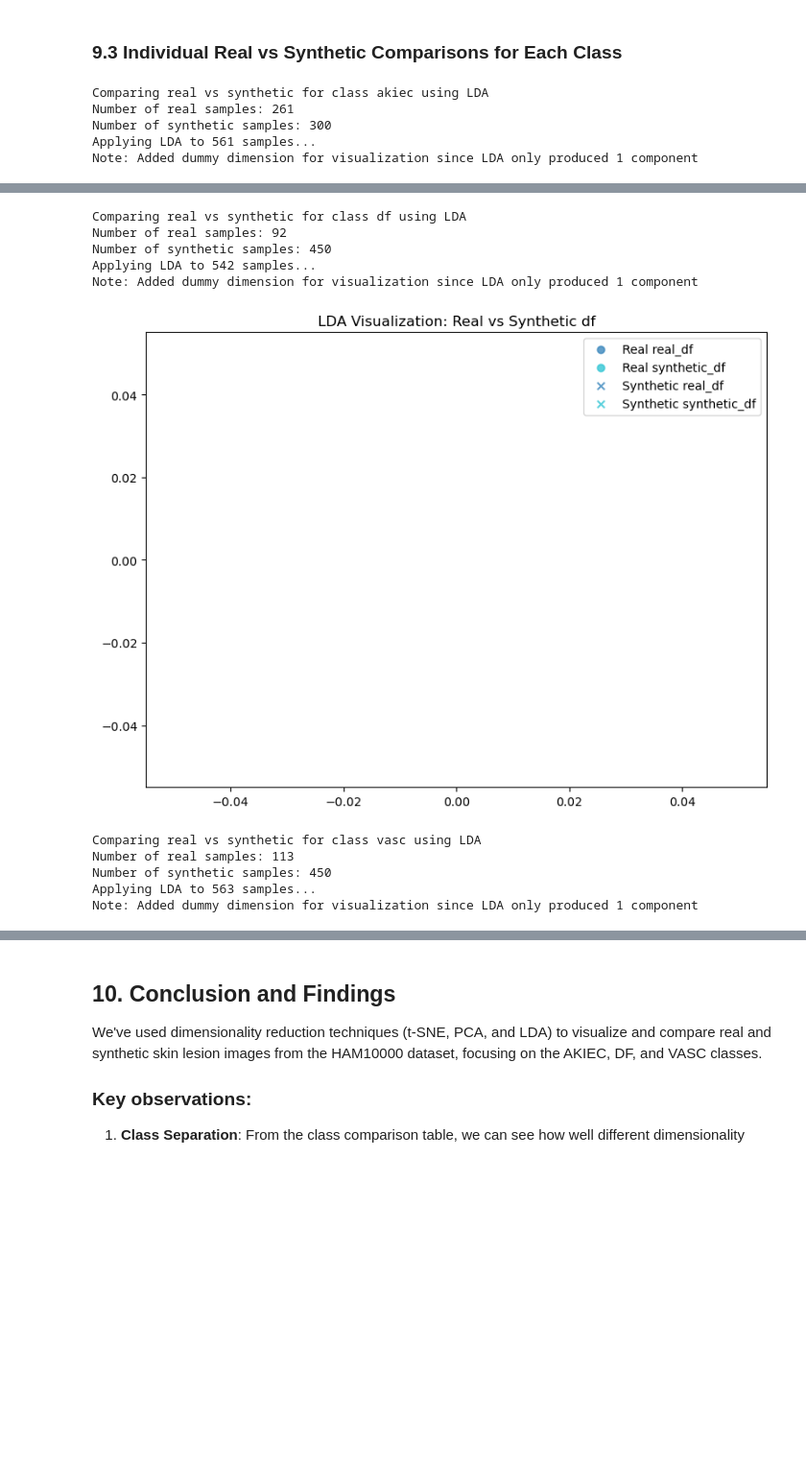
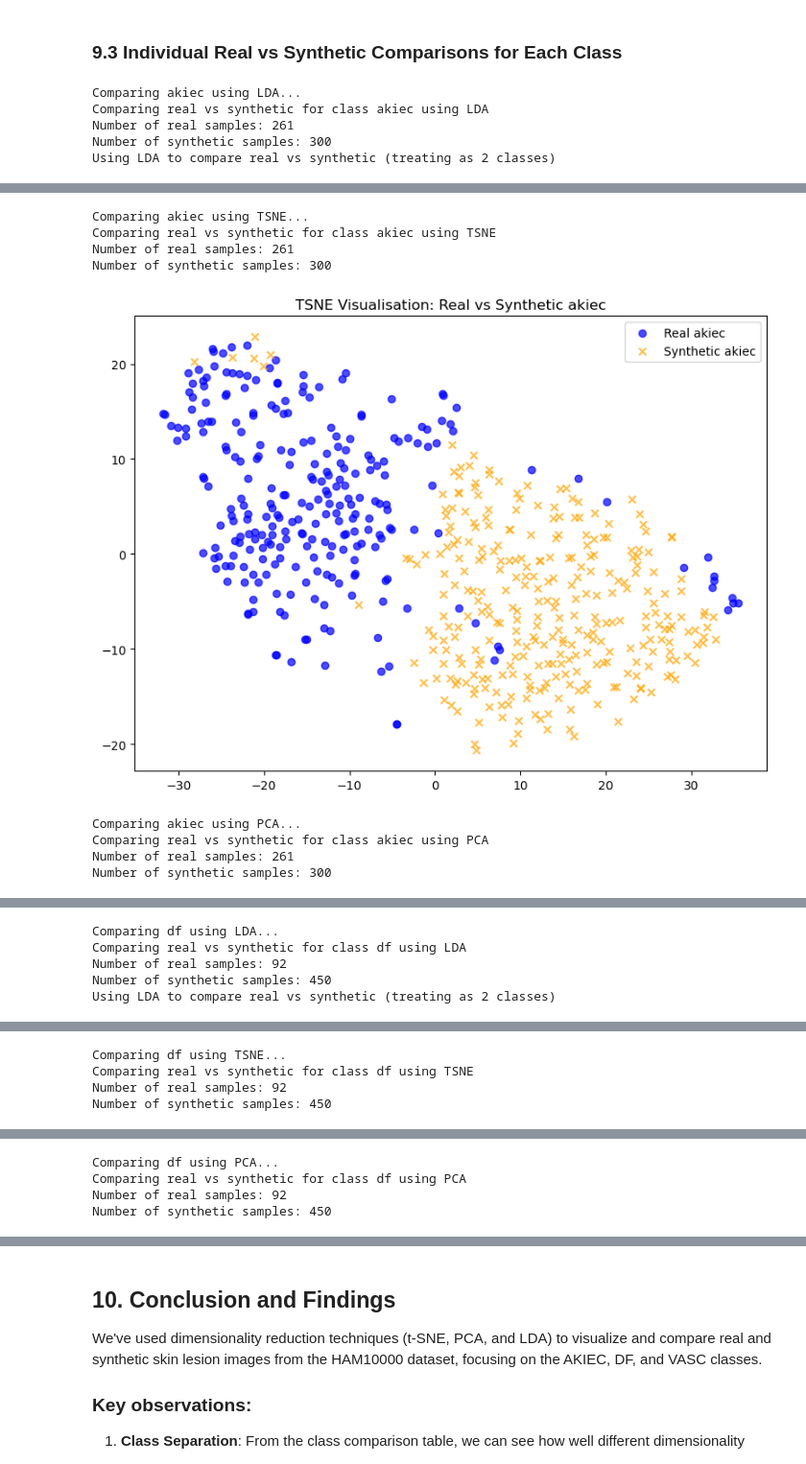
Before and after one commit to jayp97/mlp-cw4, a Jupyter notebook: notebooks/dimensionality_reduction.ipynb, the cells around one changed output, grey strips where cells are left out. Shown at 96% size. Saved outputs shown, nothing was run; the diff lists cells and outputs as text; code cells hidden in the pictures; blank space fills up the shorter version.

```diff
--- a/notebooks/dimensionality_reduction.ipynb
+++ b/notebooks/dimensionality_reduction.ipynb
@@ -907,7 +948,7 @@ def create_real_synthetic_comparison_table(real_features, real_labels, synthetic
     for j in range(i+1, len(axes_flat)):
         axes_flat[j].axis('off')
 
-    plt.suptitle(f"{method.upper()} Visualization: Real vs Synthetic Images", fontsize=16)
+    plt.suptitle(f"{method.upper()} Visualisation: Real vs Synthetic Images", fontsize=16)
     plt.tight_layout()
     plt.subplots_adjust(top=0.95)
     return fig
@@ -986,9 +1027,16 @@ Note: Added dummy dimension for visualization since LDA only produced 1 componen
 # %% [markdown]
 ### 9.3 Individual Real vs Synthetic Comparisons for Each Class
 # %%
+# Compare real vs synthetic for each class using multiple dimensionality reduction techniques
 if synthetic_features is not None and synthetic_labels is not None:
+    # Define methods to use for comparison
+    methods = ['lda', 'tsne', 'pca']
+
+    # For each class
     for class_name in ['akiec', 'df', 'vasc']:
-        for method in ['lda']:  # We're focusing on LDA as it showed the best separation in the paper
+        # For each dimensionality reduction method
+        for method in methods:
+            print(f"\nComparing {class_name} using {method.upper()}...")
             plot_real_vs_synthetic_comparison(
                 train_features,
                 train_labels,
@@ -999,10 +1047,10 @@ if synthetic_features is not None and synthetic_labels is not None:
                 figsize=(8, 6)
             )
 else:
-    print("Cannot create individual comparisons because synthetic data is not available.")
+    print("Cannot create comparisons because synthetic data is not available.")
 # %% [output]
+Comparing akiec using LDA...
 Comparing real vs synthetic for class akiec using LDA
 Number of real samples: 261
 Number of synthetic samples: 300
-Applying LDA to 561 samples...
-Note: Added dummy dimension for visualization since LDA only produced 1 component
+Using LDA to compare real vs synthetic (treating as 2 classes)
@@ -1010,11 +1058,9 @@ Note: Added dummy dimension for visualization since LDA only produced 1 componen
-Comparing real vs synthetic for class df using LDA
-Number of real samples: 92
-Number of synthetic samples: 450
-Applying LDA to 542 samples...
-Note: Added dummy dimension for visualization since LDA only produced 1 component
+Comparing akiec using TSNE...
+Comparing real vs synthetic for class akiec using TSNE
+Number of real samples: 261
+Number of synthetic samples: 300
-[figure, old version]
+[figure, new version]
-Comparing real vs synthetic for class vasc using LDA
-Number of real samples: 113
-Number of synthetic samples: 450
-Applying LDA to 563 samples...
-Note: Added dummy dimension for visualization since LDA only produced 1 component
+Comparing akiec using PCA...
+Comparing real vs synthetic for class akiec using PCA
+Number of real samples: 261
+Number of synthetic samples: 300
@@ -1021,0 +1068,5 @@ Note: Added dummy dimension for visualization since LDA only produced 1 componen
+Comparing df using LDA...
+Comparing real vs synthetic for class df using LDA
+Number of real samples: 92
+Number of synthetic samples: 450
+Using LDA to compare real vs synthetic (treating as 2 classes)
@@ -1021,0 +1074,4 @@ Note: Added dummy dimension for visualization since LDA only produced 1 componen
+Comparing df using TSNE...
+Comparing real vs synthetic for class df using TSNE
+Number of real samples: 92
+Number of synthetic samples: 450
@@ -1021,0 +1079,4 @@ Note: Added dummy dimension for visualization since LDA only produced 1 componen
+Comparing df using PCA...
+Comparing real vs synthetic for class df using PCA
+Number of real samples: 92
+Number of synthetic samples: 450
```
Also changed, not shown: parts of 7 cells of this notebook, 2 other files.
